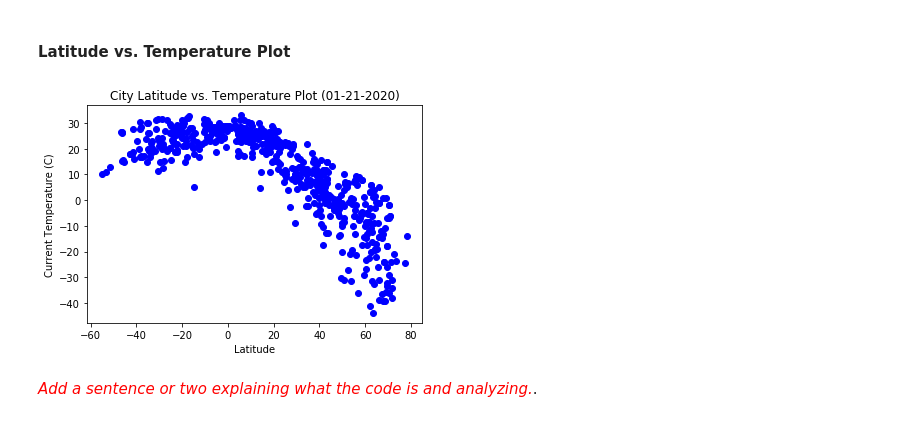
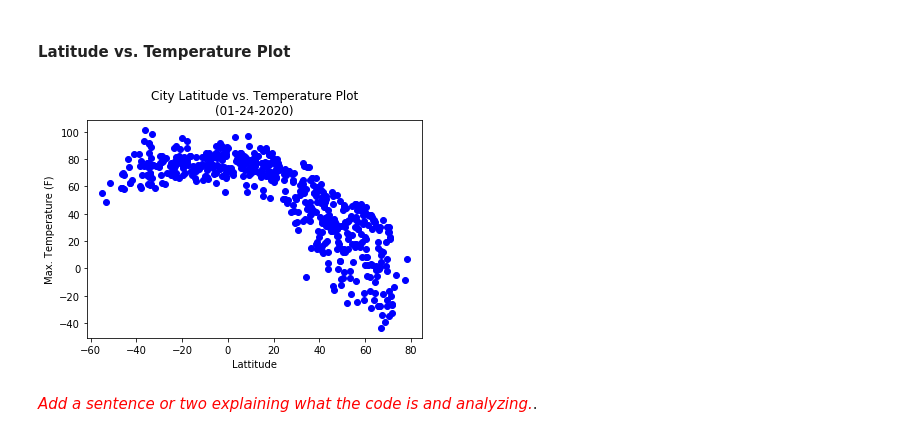
Before and after one commit to kirpatrick/python-api-challenge, a Jupyter notebook: WeatherPy/WeatherPy.ipynb, the cells around one changed output. Drawn from its saved outputs; the diff is of its cells as text; code cells hidden in the pictures.

```diff
--- a/WeatherPy/WeatherPy.ipynb
+++ b/WeatherPy/WeatherPy.ipynb
@@ -169,23 +150,20 @@ city_weather_data
+# %%
+# Create a 'plotMyData' function to draw a scatter plot and save the image to the './output' directory
+def plotMyData(x_values, y_values, x_label, y_label, image_title, png_file_name, timestamp):
+
+    # Date capture timestamp
+    date_time = datetime.utcfromtimestamp(timestamp).strftime('%m-%d-%Y')
+
+    # Plot the 'x' vs 'y' scatter plot
+    lattitude_vs_temperature_scatter = plt.scatter(x_values, y_values, marker='o', color='blue')
+
+    # Print chart title, x-axis label, and y-axis label
+    plt.title(f'{image_title}\n({date_time})')
+    plt.xlabel(x_label)
+    plt.ylabel(y_label)
+
+    # Save the plot and display it
+    plt.savefig(f"./output_data/{png_file_name}.png")
+    plt.show()
 # %% [markdown]
 #### Latitude vs. Temperature Plot
-# %%
-# Isolate data points to plot
-lattitude = city_weather_data['lat']
-temperature = city_weather_data['temp_max']
-
-# Plot the lattitude vs tempretature (c) scatter plot
-lattitude_vs_temperature_scatter = plt.scatter(lattitude, temperature, marker="o", color="blue")
-
-# Use timestamp for first city returned in dataset
-date_time = datetime.utcfromtimestamp(1579578485).strftime('%m-%d-%Y')
-
-# Print chart title, x-axis label, and y-axis label
-plt.title(f"City Latitude vs. Temperature Plot ({date_time})")
-plt.xlabel("Latitude")
-plt.ylabel("Current Temperature (C)")
-
-# Save the plot and display it
-plt.savefig("../output_data/lattitude_vs_temperature_scatter.png")
-plt.show()
-# %% [output]
-[figure, removed]
@@ -192,3 +174,16 @@ plt.show()
+# %%
+# Call the 'plotMyData' function to plot Lattitute vs. Max Temperature (F)
+plotMyData(
+    lattitude,
+    city_weather_data['temp_max_f'],
+    'Lattitude',
+    'Max. Temperature (F)',
+    'City Latitude vs. Temperature Plot',
+    'lattitude_vs_temperature_scatter',
+    data_capture_datetime
+)
+# %% [output]
+[figure, added]
 # %% [markdown]
 <span style="color:red">*Add a sentence or two explaining what the code is and analyzing.*</span>.
 # %% [markdown]
```
Also changed, not shown: parts of 17 cells of this notebook, 6 other files.
